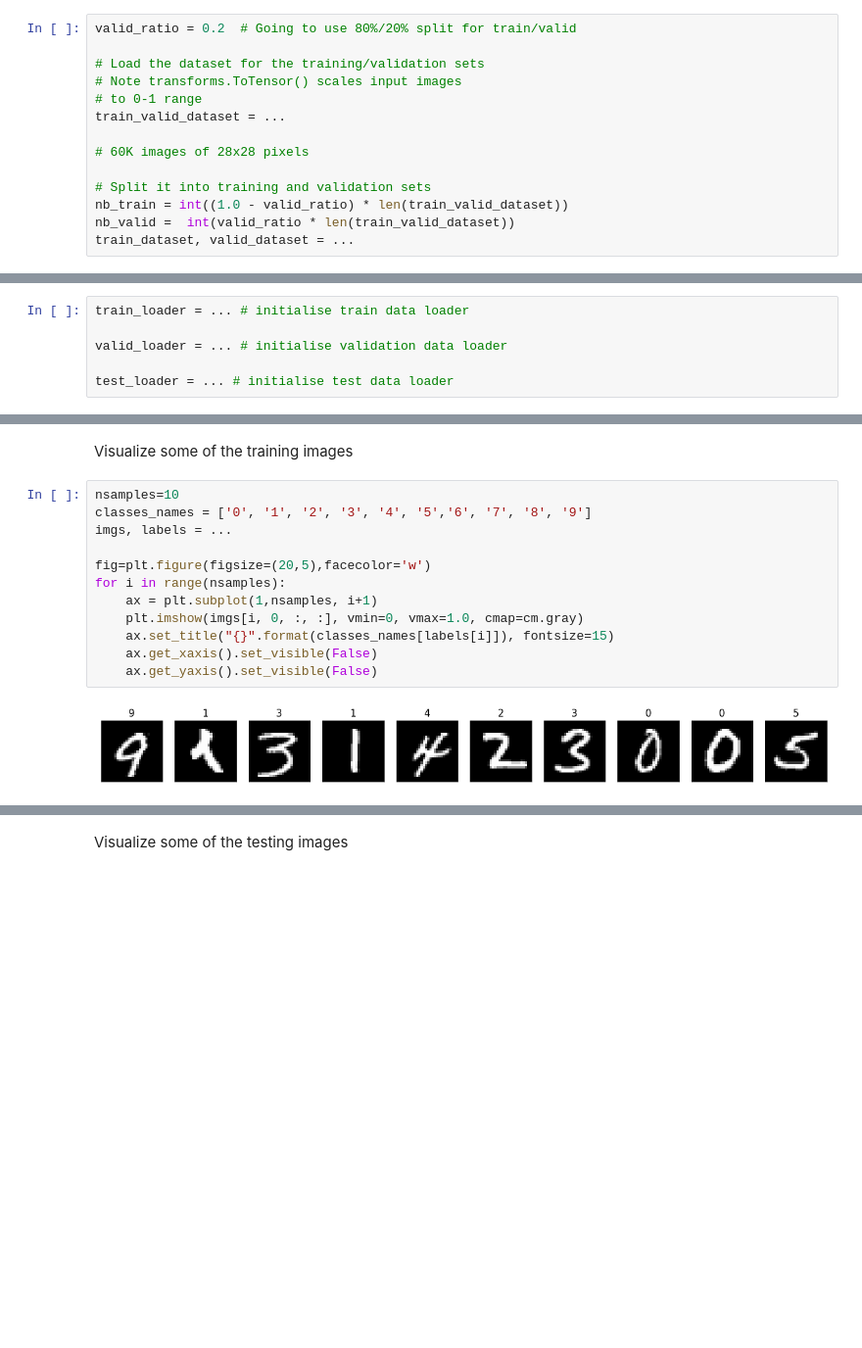
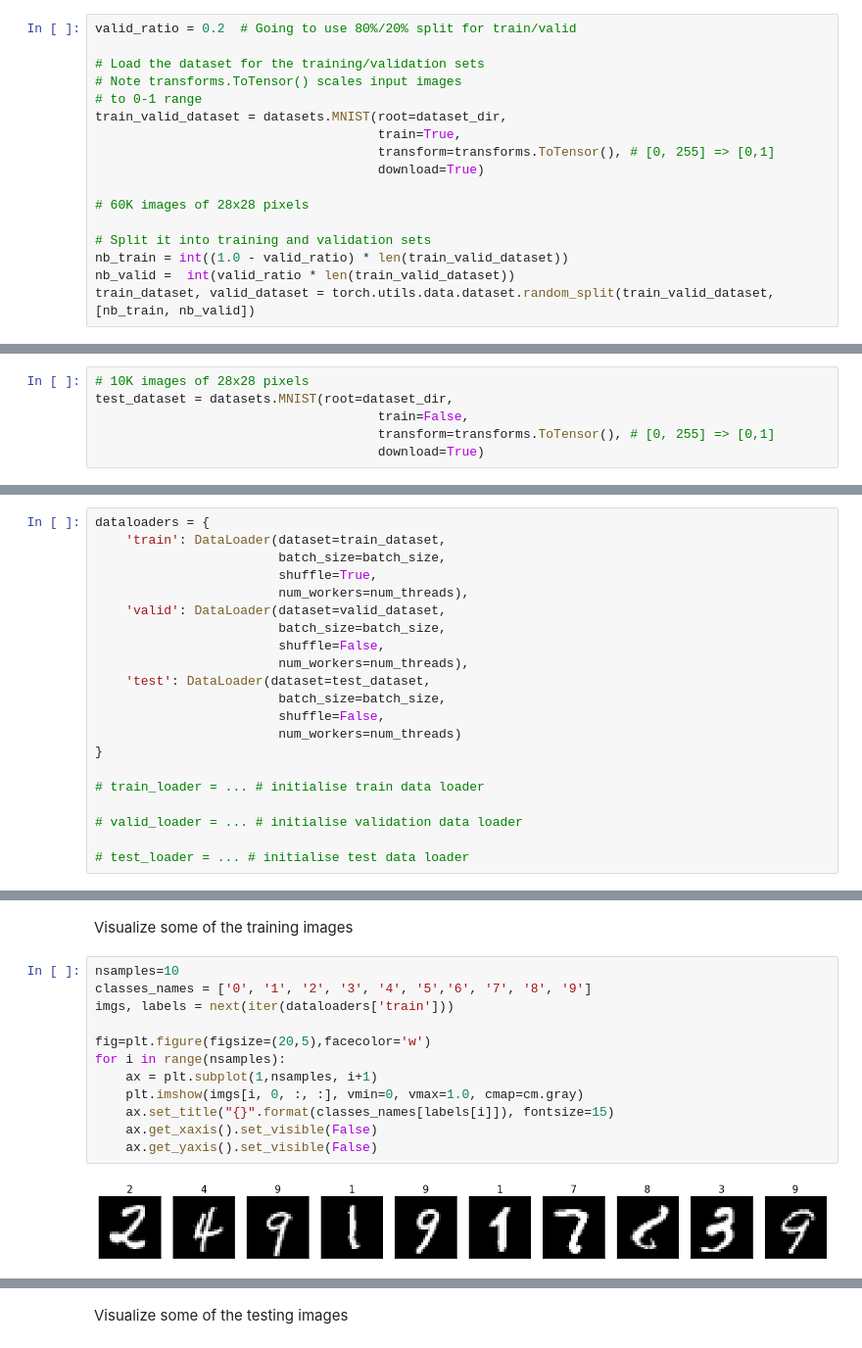
Before and after one commit to xXTime-OnXx/hslu-fs23, a Jupyter notebook: epre/src/teaching_hslu_01_mlp_ex.ipynb, the cells around one changed output, grey strips where cells are left out. Shown at 98% size. Drawn from its saved outputs; the diff is of its cells as text; blank space fills up the shorter version.

```diff
--- a/epre/src/teaching_hslu_01_mlp_ex.ipynb
+++ b/epre/src/teaching_hslu_01_mlp_ex.ipynb
@@ -83,11 +94,14 @@ valid_ratio = 0.2  # Going to use 80%/20% split for train/valid
 # Load the dataset for the training/validation sets
 # Note transforms.ToTensor() scales input images
 # to 0-1 range
-train_valid_dataset = ...
+train_valid_dataset = datasets.MNIST(root=dataset_dir,
+                                     train=True,
+                                     transform=transforms.ToTensor(), # [0, 255] => [0,1]
+                                     download=True)
 
 # 60K images of 28x28 pixels
 
 # Split it into training and validation sets
 nb_train = int((1.0 - valid_ratio) * len(train_valid_dataset))
 nb_valid =  int(valid_ratio * len(train_valid_dataset))
-train_dataset, valid_dataset = ...
+train_dataset, valid_dataset = torch.utils.data.dataset.random_split(train_valid_dataset, [nb_train, nb_valid])
@@ -97,10 +124,31 @@ test_dataset = ...
+# %%
+# 10K images of 28x28 pixels
+test_dataset = datasets.MNIST(root=dataset_dir,
+                                     train=False,
+                                     transform=transforms.ToTensor(), # [0, 255] => [0,1]
+                                     download=True)
 # %% [markdown]
 ##### Loading Dataset
 **Note**: We shuffle the loading process of `train_dataset` to make the learning process independent of data order, but the order of `test_loader` remains so as to examine whether we can handle unspecified bias order of inputs.
 # %%
-train_loader = ... # initialise train data loader
+dataloaders = {
+    'train': DataLoader(dataset=train_dataset,
+                        batch_size=batch_size,
+                        shuffle=True,
+                        num_workers=num_threads),
+    'valid': DataLoader(dataset=valid_dataset,
+                        batch_size=batch_size,
+                        shuffle=False,
+                        num_workers=num_threads),
+    'test': DataLoader(dataset=test_dataset,
+                        batch_size=batch_size,
+                        shuffle=False,
+                        num_workers=num_threads)
+}
 
-valid_loader = ... # initialise validation data loader
+# train_loader = ... # initialise train data loader
 
-test_loader = ... # initialise test data loader
+# valid_loader = ... # initialise validation data loader
+
+# test_loader = ... # initialise test data loader
 # %%
@@ -116,14 +164,14 @@ Visualize some of the training images
 # %%
 nsamples=10
 classes_names = ['0', '1', '2', '3', '4', '5','6', '7', '8', '9']
-imgs, labels = ...
+imgs, labels = next(iter(dataloaders['train']))
 
 fig=plt.figure(figsize=(20,5),facecolor='w')
 for i in range(nsamples):
     ax = plt.subplot(1,nsamples, i+1)
     plt.imshow(imgs[i, 0, :, :], vmin=0, vmax=1.0, cmap=cm.gray)
     ax.set_title("{}".format(classes_names[labels[i]]), fontsize=15)
     ax.get_xaxis().set_visible(False)
     ax.get_yaxis().set_visible(False)
 # %% [output]
-[figure, old version]
+[figure, new version]
```
Also changed, not shown: parts of 36 cells of this notebook.
